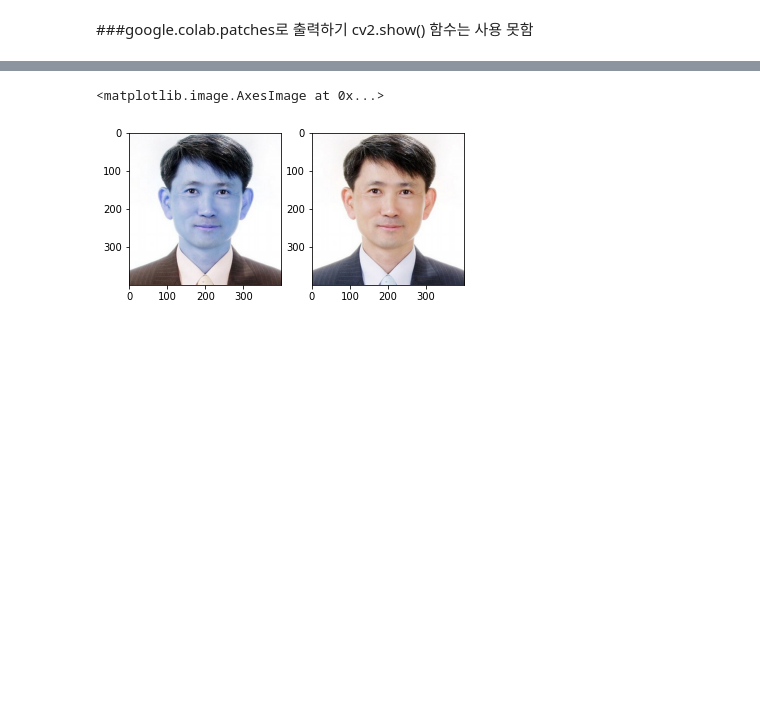
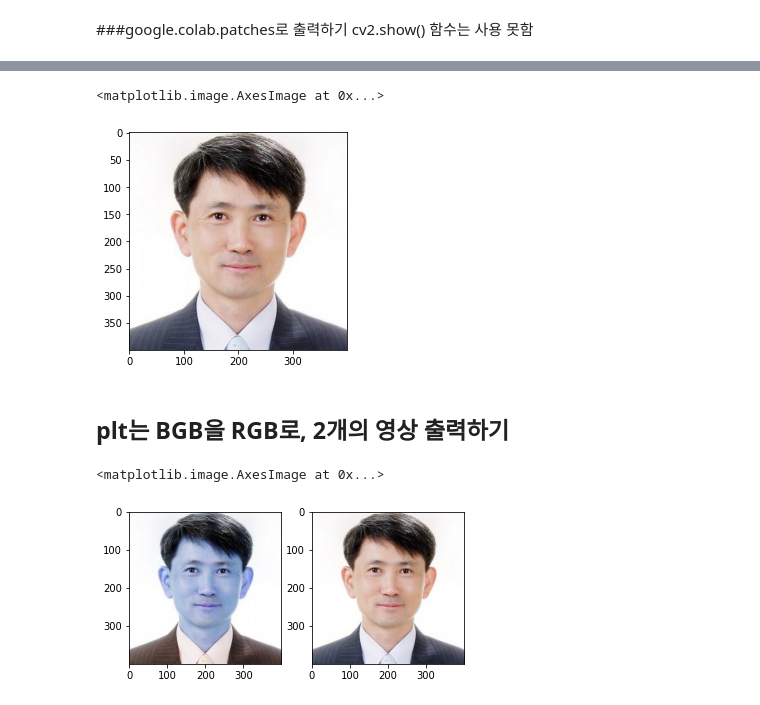
Before and after one commit to jcshim/ai, a Jupyter notebook: dl1.ipynb, the cells around one changed output, grey strips where cells are left out. Drawn from its saved outputs; the diff is of its cells as text; code cells hidden in the pictures; blank space fills up the shorter version.

```diff
--- a/dl1.ipynb
+++ b/dl1.ipynb
@@ -28,4 +28,15 @@ cv2_imshow(img)
 # %%
 matplotlib로 출력하기
+# %%
+import cv2
+from matplotlib import pyplot as plt
+img = cv2.imread("jcshim.jpg")
+img_cvt=cv2.cvtColor(img, cv2.COLOR_BGR2RGB)
+plt.imshow(img_cvt)
+# %% [output]
+<matplotlib.image.AxesImage at 0x...>
+[figure, added]
+# %% [markdown]
+## plt는 BGB을 RGB로, 2개의 영상 출력하기
 # %%
 import cv2
```
Also changed, not shown: parts of 4 cells of this notebook.
